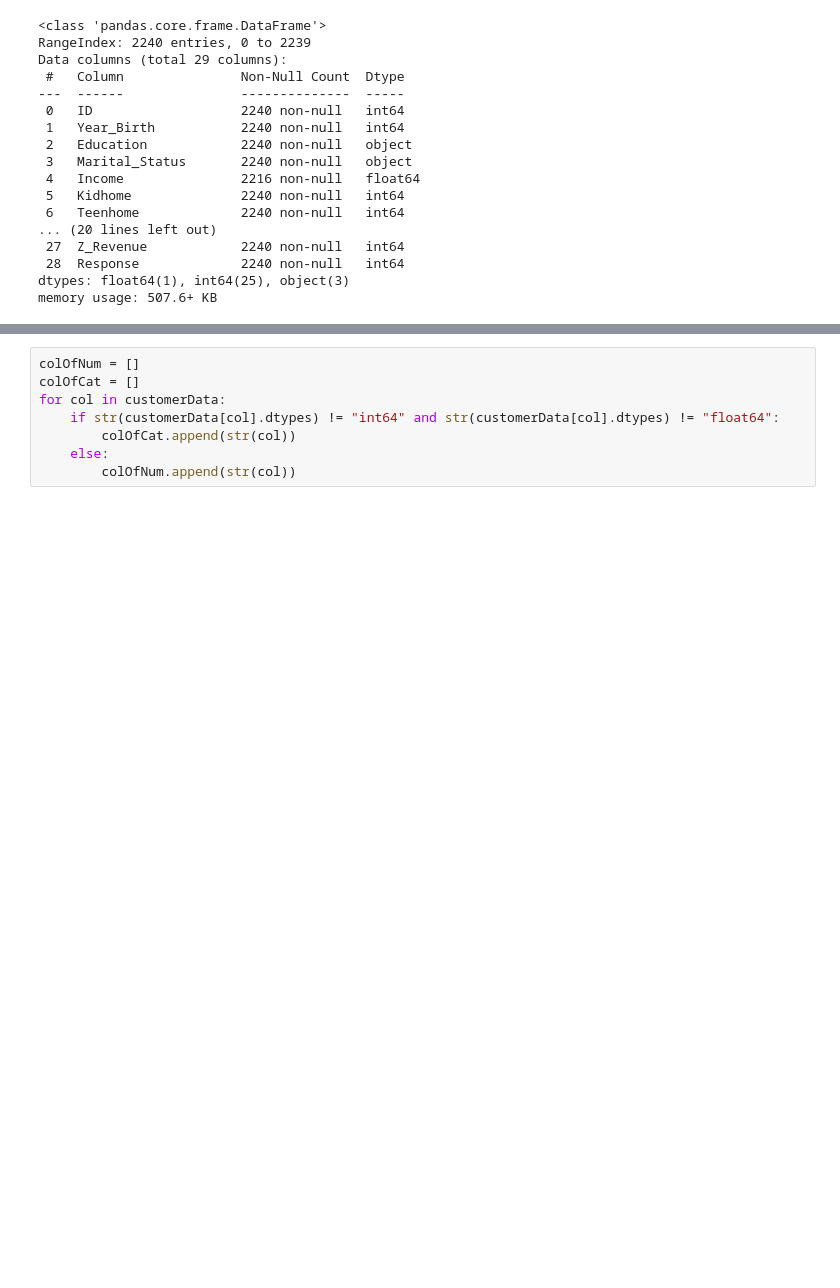
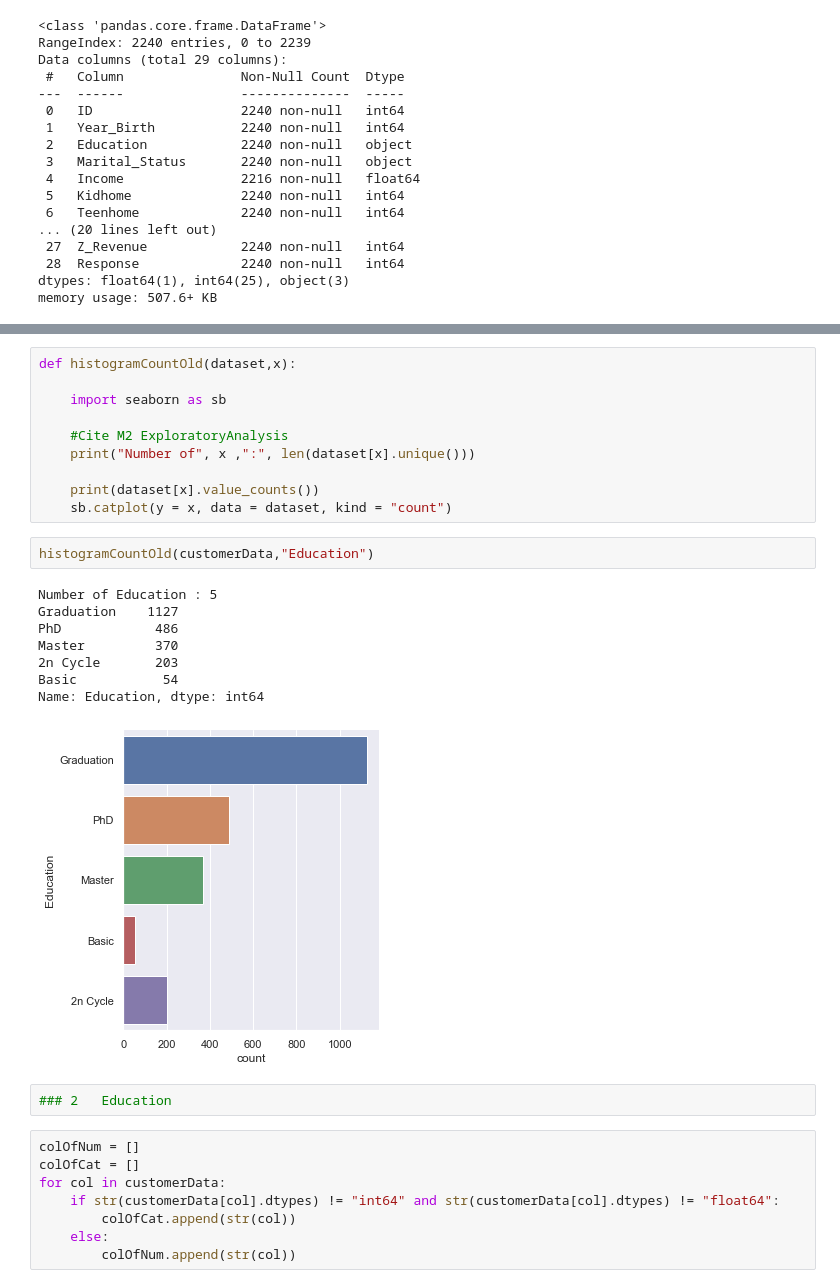
Before and after one commit to BoonHianLim/SC1015-Customer-Personality-Analysis, a Jupyter notebook: Data-exploratary.ipynb, the cells around one changed output, grey strips where cells are left out. Drawn from its saved outputs; the diff is of its cells as text; blank space fills up the shorter version.

```diff
--- a/Data-exploratary.ipynb
+++ b/Data-exploratary.ipynb
@@ -47,3 +120,26 @@ memory usage: 507.6+ KB
+# %%
+def histogramCountOld(dataset,x):
+
+    import seaborn as sb
+
+    #Cite M2 ExploratoryAnalysis
+    print("Number of", x ,":", len(dataset[x].unique()))
+
+    print(dataset[x].value_counts())
+    sb.catplot(y = x, data = dataset, kind = "count")
+# %%
+histogramCountOld(customerData,"Education")
+# %% [output]
+Number of Education : 5
+Graduation    1127
+PhD            486
+Master         370
+2n Cycle       203
+Basic           54
+Name: Education, dtype: int64
+[figure, added]
+# %%
+### 2   Education
 # %%
 colOfNum = []
 colOfCat = []
```
Also changed, not shown: parts of 17 cells of this notebook.
